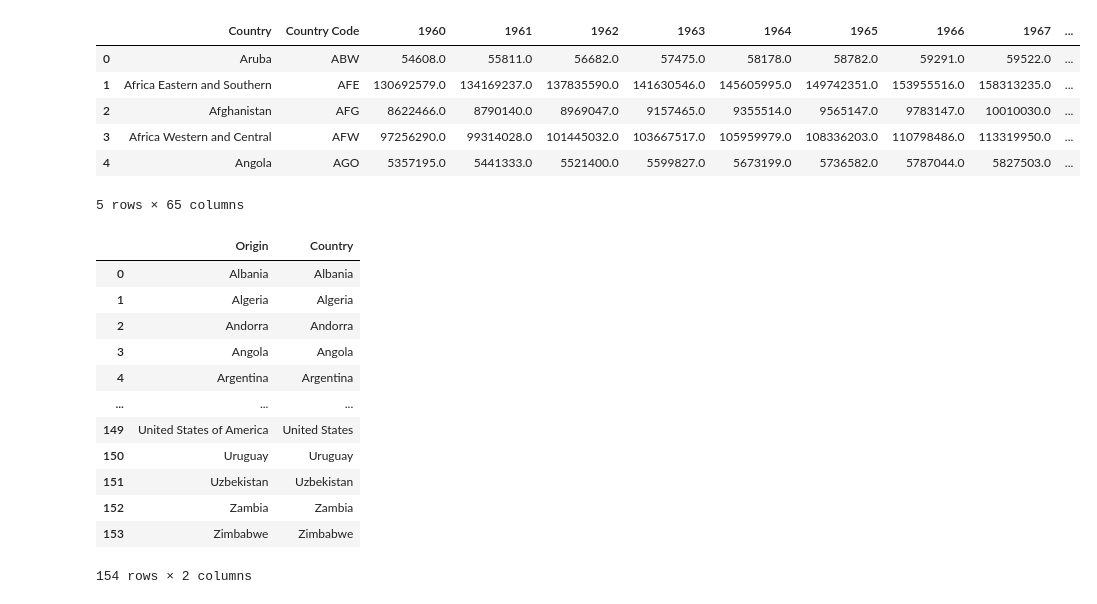
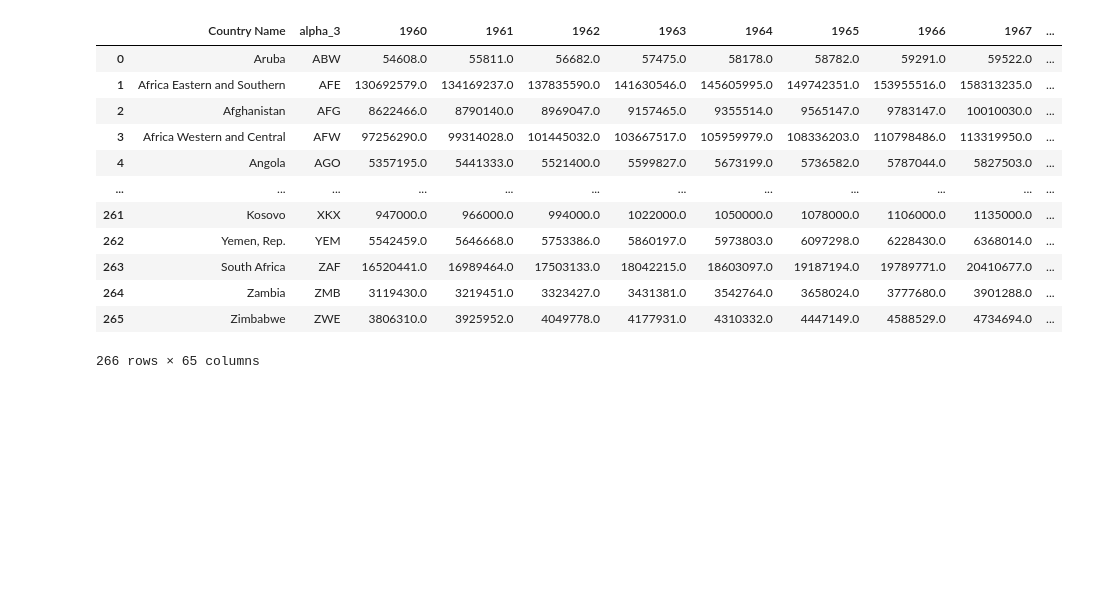
Before and after one commit to olavopoletti/Patents_by_Country, a Jupyter notebook: patents.ipynb, the cells around one changed output. Saved outputs shown, nothing was run; the diff lists cells and outputs as text; code cells hidden in the pictures; blank space fills up the shorter version.

```diff
--- a/patents.ipynb
+++ b/patents.ipynb
@@ -25,41 +80,21 @@ df_pat
 # %%
 # Data frame with the total population per country/year
 df_pop = pd.read_csv(r'population.csv', header=2).drop(
     columns=['Indicator Name', 'Indicator Code']).rename(
-        columns={'Country Name': 'Country'})
+        columns={'Country Code': 'alpha_3'})
 
-df_pop.head()
+df_pop
 # %% [output]
-|  | Country | Country Code | 1960 | 1961 | 1962 | 1963 | 1964 | 1965 | 1966 | 1967 | ... |
+|  | Country Name | alpha_3 | 1960 | 1961 | 1962 | 1963 | 1964 | 1965 | 1966 | 1967 | ... |
 | 0 | Aruba | ABW | 54608.0 | 55811.0 | 56682.0 | 57475.0 | 58178.0 | 58782.0 | 59291.0 | 59522.0 | ... |
 | 1 | Africa Eastern and Southern | AFE | 130692579.0 | 134169237.0 | 137835590.0 | 141630546.0 | 145605995.0 | 149742351.0 | 153955516.0 | 158313235.0 | ... |
 | 2 | Afghanistan | AFG | 8622466.0 | 8790140.0 | 8969047.0 | 9157465.0 | 9355514.0 | 9565147.0 | 9783147.0 | 10010030.0 | ... |
 | 3 | Africa Western and Central | AFW | 97256290.0 | 99314028.0 | 101445032.0 | 103667517.0 | 105959979.0 | 108336203.0 | 110798486.0 | 113319950.0 | ... |
 | 4 | Angola | AGO | 5357195.0 | 5441333.0 | 5521400.0 | 5599827.0 | 5673199.0 | 5736582.0 | 5787044.0 | 5827503.0 | ... |
+| ... | ... | ... | ... | ... | ... | ... | ... | ... | ... | ... | ... |
+| 261 | Kosovo | XKX | 947000.0 | 966000.0 | 994000.0 | 1022000.0 | 1050000.0 | 1078000.0 | 1106000.0 | 1135000.0 | ... |
+| 262 | Yemen, Rep. | YEM | 5542459.0 | 5646668.0 | 5753386.0 | 5860197.0 | 5973803.0 | 6097298.0 | 6228430.0 | 6368014.0 | ... |
+| 263 | South Africa | ZAF | 16520441.0 | 16989464.0 | 17503133.0 | 18042215.0 | 18603097.0 | 19187194.0 | 19789771.0 | 20410677.0 | ... |
+| 264 | Zambia | ZMB | 3119430.0 | 3219451.0 | 3323427.0 | 3431381.0 | 3542764.0 | 3658024.0 | 3777680.0 | 3901288.0 | ... |
+| 265 | Zimbabwe | ZWE | 3806310.0 | 3925952.0 | 4049778.0 | 4177931.0 | 4310332.0 | 4447149.0 | 4588529.0 | 4734694.0 | ... |
-5 rows × 65 columns
+266 rows × 65 columns
-# %%
-# Creating an standard name for the countries
-countries = []
-for w in [unidecode(x) for x in np.unique(df_pat.Origin.values)]:
-    if w in [unidecode(x) for x in np.unique(df_pop.Country.values)]:
-        countries.append([w, w])
-    else:
-         for k in np.unique(df_pop.Country.values):
-            if k in w:
-                countries.append([w, k])
-countries = pd.DataFrame(countries, columns=['Origin', 'Country'])
-countries
-# %% [output]
-|  | Origin | Country |
-| 0 | Albania | Albania |
-| 1 | Algeria | Algeria |
-| 2 | Andorra | Andorra |
-| 3 | Angola | Angola |
-| 4 | Argentina | Argentina |
-| ... | ... | ... |
-| 149 | United States of America | United States |
-| 150 | Uruguay | Uruguay |
-| 151 | Uzbekistan | Uzbekistan |
-| 152 | Zambia | Zambia |
-| 153 | Zimbabwe | Zimbabwe |
-154 rows × 2 columns
```
Also changed, not shown: parts of 13 cells of this notebook, 1 other file.
